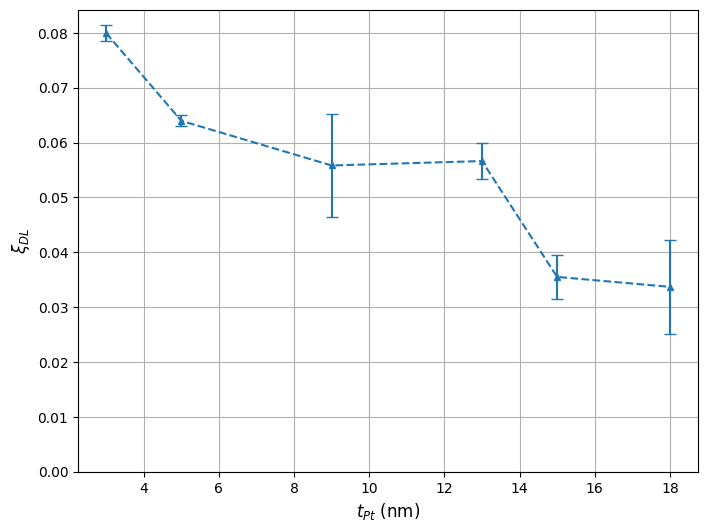
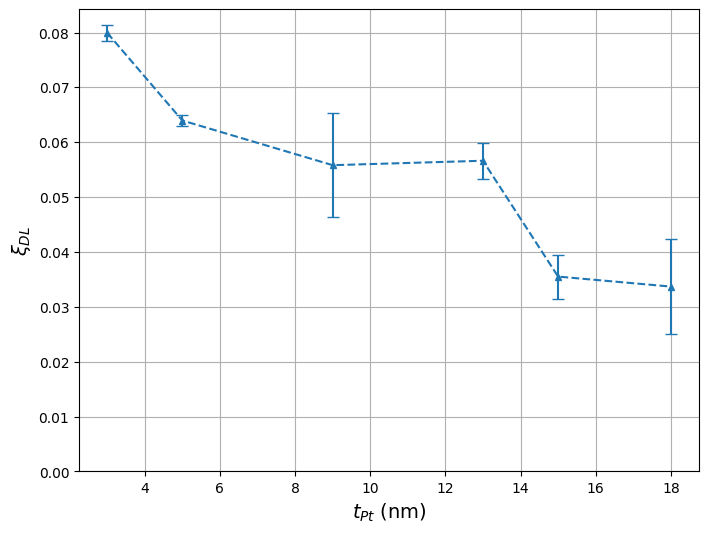
Unified diff of the notebook cell whose output changed from the first chart to the second:
--- before
+++ after
@@ -24,6 +24,6 @@
 
 # plt.legend()
-plt.ylabel("$\\xi_{DL}$",fontsize=12)
-plt.xlabel("$t_{Pt}$ (nm)", fontsize=12)
+plt.ylabel("$\\xi_{DL}$",fontsize=14)
+plt.xlabel("$t_{Pt}$ (nm)", fontsize=14)
 # plt.title("$\\xi_{DL}$ versus $t_{Pt}$",fontsize=14)
 plt.grid(True)

Commit: New updates